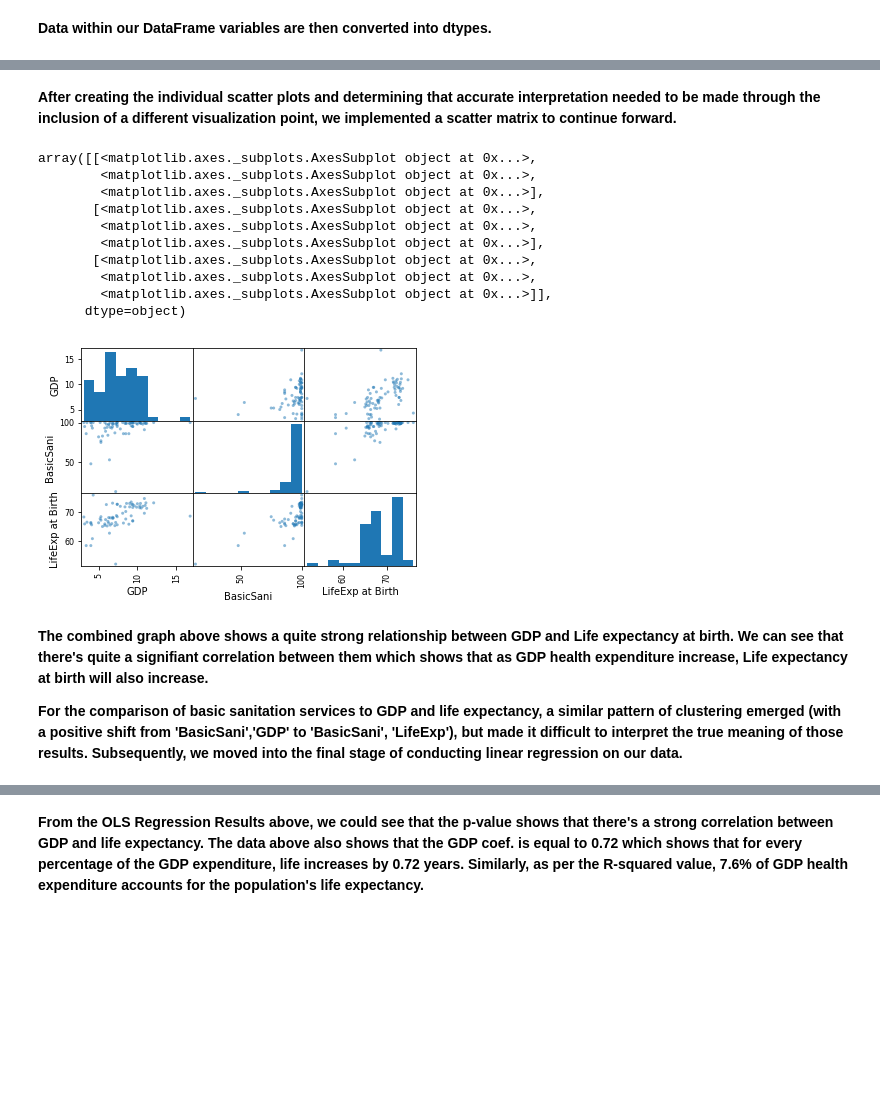
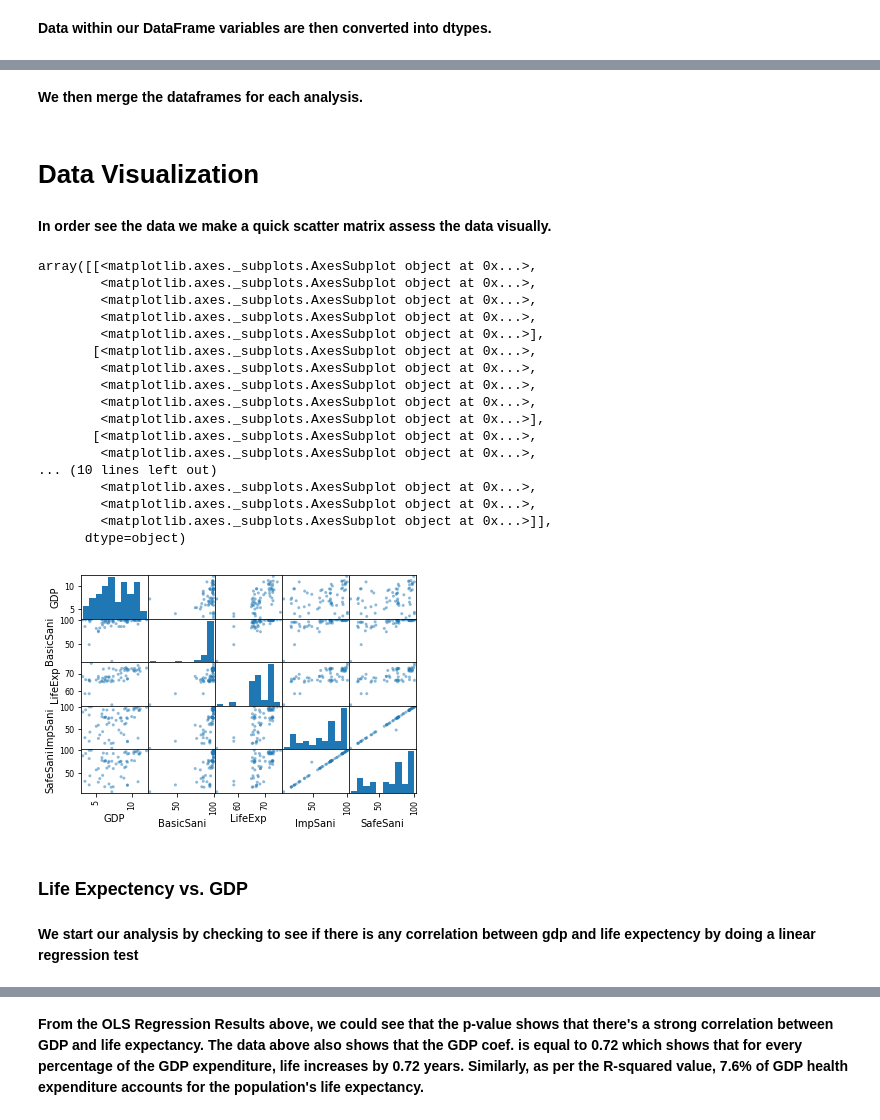
Before and after one commit to debbievo/COGS108_Repo, a Jupyter notebook: FinalProject.ipynb, the cells around one changed output, grey strips where cells are left out. Cells and saved outputs as stored; diff of their text form; code cells hidden in the pictures; blank space fills up the shorter version.

Commit message:
Changed graphs, reordered data visualization and analysis and added explanations.

```diff
--- a/FinalProject.ipynb
+++ b/FinalProject.ipynb
@@ -245,28 +266,15 @@ LifeExp = healthyLifeExp_df2015.drop(['Country'])
 #Dropping Rwanda due to weird data
 LifeExp = LifeExp.drop(['Rwanda'])
 #Rename Conflicting Columns
-improvedSani.columns = ['Country', 'Improved Sanitation']
+improvedSani.columns = ['Country', 'ImpSani']
 gdp_df.columns = ['Country', 'GDP']
-LifeExp.columns = ['Year', 'LifeExp at Birth', 'LifeExp at Birth Male', 'LifeExp at Birth Female', 'LifeExp at 60', 'LifeExp at 60 Male', 'LifeExp at 60 Female']
-#safeSani.columns = []
-
-#Merge DataFrames
-gdp_safeSani = pd.merge(gdp_df, safeSani,  on='Country')
-gdp_LifeExp = pd.merge(gdp_df, LifeExp,  on='Country')
-gdp_impSani = pd.merge(gdp_df, improvedSani,  on='Country')
-
-gdp_safeSani_LifeExp = pd.merge(gdp_safeSani, LifeExp,  on='Country')
+LifeExp.columns = ['Year', 'LifeExp', 'LifeExp at Birth Male', 'LifeExp at Birth Female', 'LifeExp at 60', 'LifeExp at 60 Male', 'LifeExp at 60 Female']
+safeSani.columns = ['BasicSani', 'SafeSani']
 # %% [markdown]
 **Data within our DataFrame variables are then converted into dtypes.**
 # %%
 #convert dtypes
-
-gdp_safeSani[['GDP', 'BasicSani', 'Safe sani']] = gdp_safeSani[['GDP', 'BasicSani', 'Safe sani']].apply(pd.to_numeric)
-
-gdp_LifeExp[['GDP', 'Year', 'LifeExp at Birth', 'LifeExp at Birth Male', 'LifeExp at Birth Female', 'LifeExp at 60', 'LifeExp at 60 Male', 'LifeExp at 60 Female']] = gdp_LifeExp[['GDP', 'Year', 'LifeExp at Birth', 'LifeExp at Birth Male', 'LifeExp at Birth Female', 'LifeExp at 60', 'LifeExp at 60 Male', 'LifeExp at 60 Female']].apply(pd.to_numeric)
-
-gdp_impSani[['GDP', 'Improved Sanitation']] = gdp_impSani[['GDP', 'Improved Sanitation']].apply(pd.to_numeric)
-
-gdp_safeSani_LifeExp[['GDP']] = gdp_safeSani_LifeExp[['GDP']].apply(pd.to_numeric)
-gdp_safeSani_LifeExp[['BasicSani']] = gdp_safeSani_LifeExp[['BasicSani']].apply(pd.to_numeric)
-gdp_safeSani_LifeExp[['LifeExp at Birth']] = gdp_safeSani_LifeExp[['LifeExp at Birth']].apply(pd.to_numeric)
+improvedSani[['ImpSani']] =improvedSani [['ImpSani']].apply(pd.to_numeric)
+gdp_df[['GDP']] = gdp_df[['GDP']].apply(pd.to_numeric)
+LifeExp[['Year', 'LifeExp', 'LifeExp at Birth Male', 'LifeExp at Birth Female', 'LifeExp at 60', 'LifeExp at 60 Male', 'LifeExp at 60 Female']] = LifeExp[['Year', 'LifeExp', 'LifeExp at Birth Male', 'LifeExp at Birth Female', 'LifeExp at 60', 'LifeExp at 60 Male', 'LifeExp at 60 Female']].apply(pd.to_numeric)
+safeSani[['BasicSani', 'SafeSani']] = safeSani[['BasicSani', 'SafeSani']].apply(pd.to_numeric)
@@ -300,21 +281,40 @@ plt.plot(gdp_impSani['GDP'], gdp_impSani['Improved Sanitation'], '.')
-# %% [markdown]
-**After creating the individual scatter plots and determining that accurate interpretation needed to be made through the inclusion of a different visualization point, we implemented a scatter matrix to continue forward.**
+# %% [markdown]
+**We then merge the dataframes for each analysis.**
+# %%
+#Merge DataFrames
+lifeExp_safeSani = pd.merge(LifeExp, safeSani,  on='Country')
+lifeExp_gdp = pd.merge(gdp_df, LifeExp,  on='Country')
+lifeExp_impSani = pd.merge(LifeExp, improvedSani,  on='Country')
+
+gdp_safeSani_lifeExp = pd.merge(gdp_safeSani, LifeExp,  on='Country')
+gdp_safeSani_lifeExp_impSani = pd.merge(gdp_safeSani_lifeExp, improvedSani,  on='Country')
+# %% [markdown]
+# Data Visualization
+# %% [markdown]
+**In order see the data we make a quick scatter matrix assess the data visually.**
 # %%
-pd.plotting.scatter_matrix(gdp_safeSani_LifeExp[['GDP', 'BasicSani', 'LifeExp at Birth']])
+pd.plotting.scatter_matrix(gdp_safeSani_lifeExp_impSani[['GDP', 'BasicSani', 'LifeExp', 'ImpSani', 'SafeSani']])
 # %% [output]
 array([[<matplotlib.axes._subplots.AxesSubplot object at 0x...>,
+        <matplotlib.axes._subplots.AxesSubplot object at 0x...>,
+        <matplotlib.axes._subplots.AxesSubplot object at 0x...>,
         <matplotlib.axes._subplots.AxesSubplot object at 0x...>,
         <matplotlib.axes._subplots.AxesSubplot object at 0x...>],
        [<matplotlib.axes._subplots.AxesSubplot object at 0x...>,
         <matplotlib.axes._subplots.AxesSubplot object at 0x...>,
+        <matplotlib.axes._subplots.AxesSubplot object at 0x...>,
+        <matplotlib.axes._subplots.AxesSubplot object at 0x...>,
         <matplotlib.axes._subplots.AxesSubplot object at 0x...>],
        [<matplotlib.axes._subplots.AxesSubplot object at 0x...>,
         <matplotlib.axes._subplots.AxesSubplot object at 0x...>,
+... (10 lines left out)
+        <matplotlib.axes._subplots.AxesSubplot object at 0x...>,
+        <matplotlib.axes._subplots.AxesSubplot object at 0x...>,
         <matplotlib.axes._subplots.AxesSubplot object at 0x...>]],
       dtype=object)
-[figure, old version]
+[figure, new version]
-# %% [markdown]
-**The combined graph above shows a quite strong relationship between GDP and Life expectancy at birth. We can see that there's quite a signifiant correlation between them which shows that as GDP health expenditure increase, Life expectancy at birth will also increase.**
-
-**For the comparison of basic sanitation services to GDP and life expectancy, a similar pattern of clustering emerged (with a positive shift from 'BasicSani','GDP' to 'BasicSani', 'LifeExp'), but made it difficult to interpret the true meaning of those results. Subsequently, we moved into the final stage of conducting linear regression on our data.**
+# %% [markdown]
+### Life Expectency vs. GDP
+# %% [markdown]
+**We start our analysis by checking to see if there is any correlation between gdp and life expectency by doing a linear regression test**
 # %%
```
Also changed, not shown: parts of 31 cells of this notebook.
